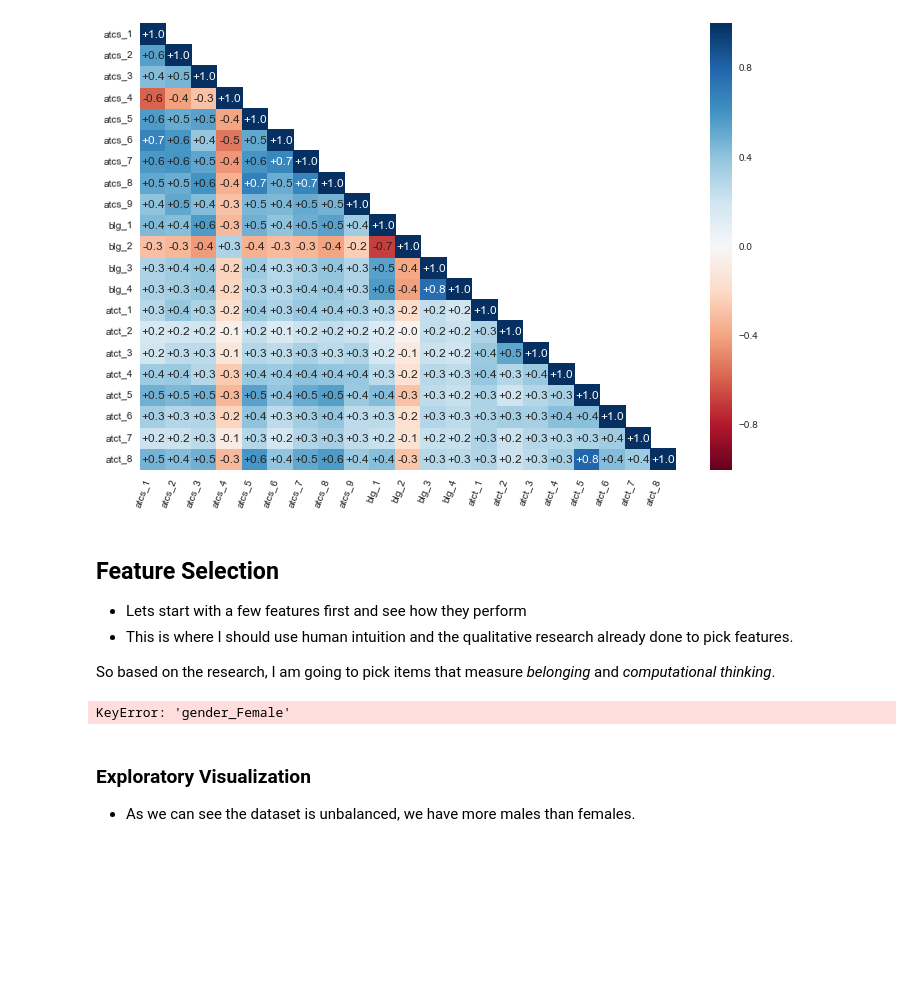
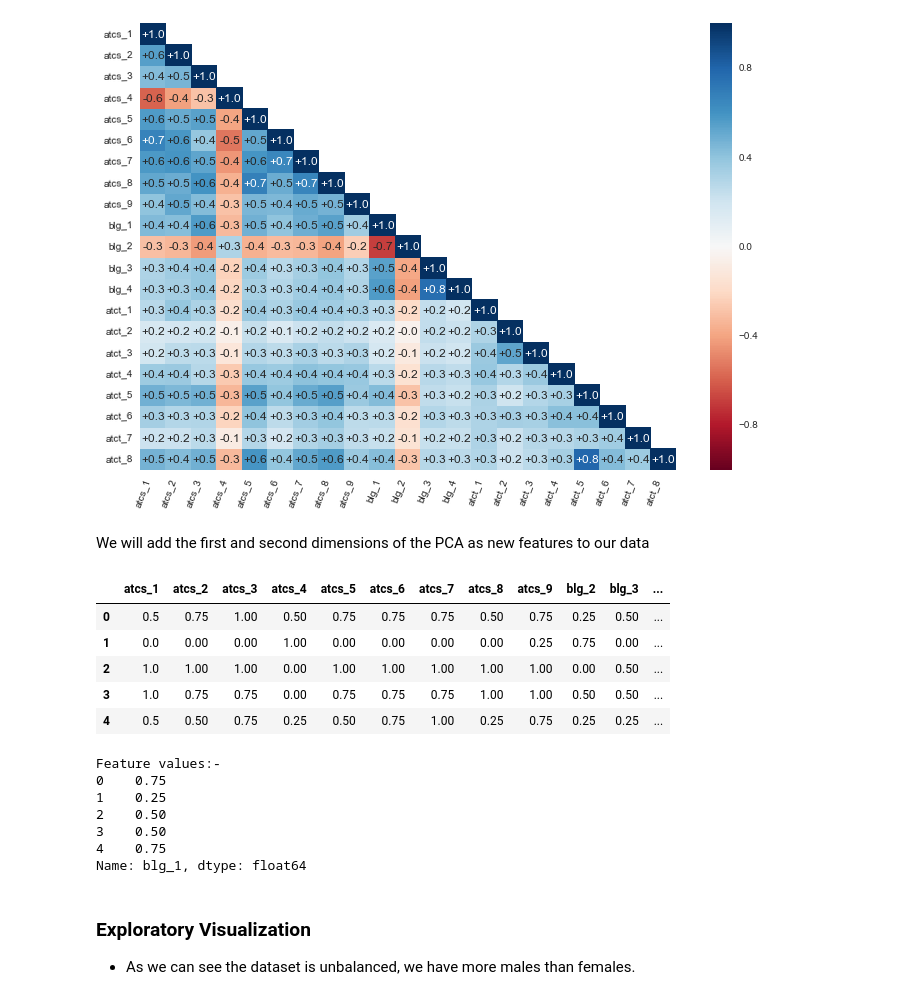
Before and after one commit to omoju/IntroCSExperiencePrediction, a Jupyter notebook: genderedCSExperience.ipynb, the cells around one changed output. Drawn from its saved outputs; the diff is of its cells as text; code cells hidden in the pictures; blank space fills up the shorter version.

```diff
--- a/genderedCSExperience.ipynb
+++ b/genderedCSExperience.ipynb
@@ -289,12 +276,17 @@ with sns.axes_style("white"):
 fig.savefig(myFileName)
 # %% [output]
 [figure]
-# %% [markdown]
-## Feature Selection
-- Lets start with a few features first and see how they perform
-- This is where I should use human intuition and the qualitative research already done to pick features.
-
-So based on the research, I am going to pick items that measure *belonging* and *computational thinking*.
+# %% [markdown]
+We will add the first and second dimensions of the PCA as new features to our data
+# %%
+display(new_data.head())
+# %% [output]
+|  | atcs_1 | atcs_2 | atcs_3 | atcs_4 | atcs_5 | atcs_6 | atcs_7 | atcs_8 | atcs_9 | blg_2 | blg_3 | ... |
+| 0 | 0.5 | 0.75 | 1.00 | 0.50 | 0.75 | 0.75 | 0.75 | 0.50 | 0.75 | 0.25 | 0.50 | ... |
+| 1 | 0.0 | 0.00 | 0.00 | 1.00 | 0.00 | 0.00 | 0.00 | 0.00 | 0.25 | 0.75 | 0.00 | ... |
+| 2 | 1.0 | 1.00 | 1.00 | 0.00 | 1.00 | 1.00 | 1.00 | 1.00 | 1.00 | 0.00 | 0.50 | ... |
+| 3 | 1.0 | 0.75 | 0.75 | 0.00 | 0.75 | 0.75 | 0.75 | 1.00 | 1.00 | 0.50 | 0.50 | ... |
+| 4 | 0.5 | 0.50 | 0.75 | 0.25 | 0.50 | 0.75 | 1.00 | 0.25 | 0.75 | 0.25 | 0.25 | ... |
 # %%
 
 features_list = ['blg_1', 'blg_2', 'blg_3', 'blg_4',
@@ -302,19 +294,22 @@ features_list = ['blg_1', 'blg_2', 'blg_3', 'blg_4',
 # %%
 # Extract feature (X) and target (y) columns
 
-target_col = data['gender_Female']  #  column is the target/label
-feature_cols = pd.DataFrame(data, columns=features_list)
+target_col = data['blg_1']  #  column is the target/label
 
 y_all = target_col  # corresponding targets/labels
-# Make sure to delete the 'gender_Male' column from the training data
-_ = data.pop('gender_Male')
-X_all = feature_cols
+X_all = new_data
 
 print "\nFeature values:-"
-print X_all.head()
+#print X_all.head()
 print y_all.head()
 # %% [output]
-KeyError: 'gender_Female'
+Feature values:-
+0    0.75
+1    0.25
+2    0.50
+3    0.50
+4    0.75
+Name: blg_1, dtype: float64
 # %% [markdown]
 ### Exploratory Visualization
 - As we can see the dataset is unbalanced, we have more males than females.
```
Also changed, not shown: parts of 4 cells of this notebook.
